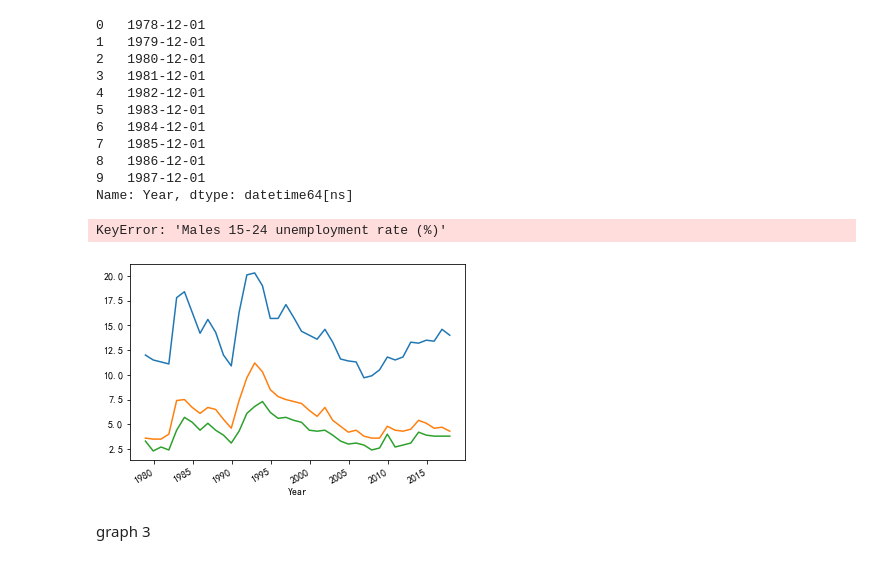
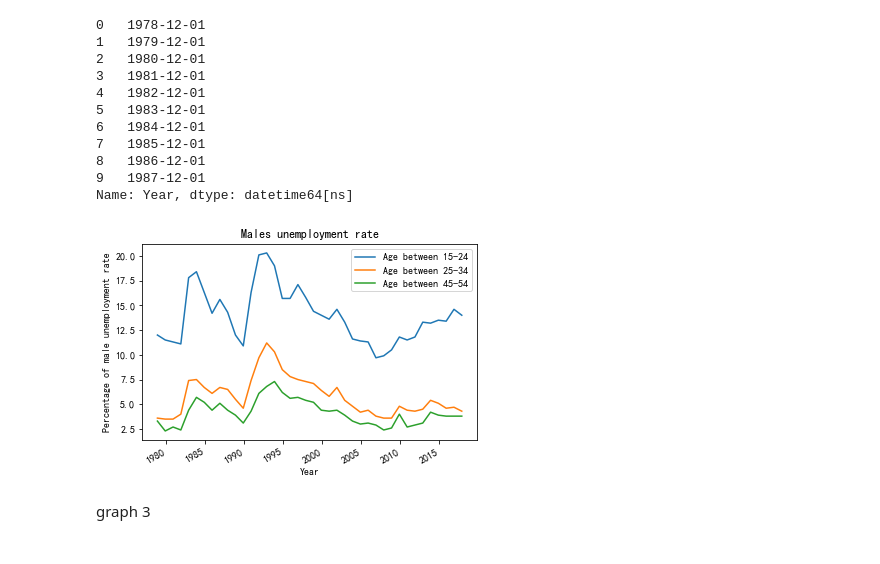
Before and after one commit to JIngzhiKao/data_project, a Jupyter notebook: final presentation.ipynb, the cells around one changed output. Drawn from its saved outputs; the diff is of its cells as text; code cells hidden in the pictures.

```diff
--- a/final presentation.ipynb
+++ b/final presentation.ipynb
@@ -253,28 +253,19 @@ males = males.set_index("Year")
 # %%
 
 males['Males 15-24 unemployment rate (%)'].plot(label="Age between 15-24")
 males['Males 25-34 unemployment rate (%)'].plot(label="Age between 25-34")
 males['Males 45-54 unemployment rate (%)'].plot(label="Age between 45-54")
 
 
-i_max = female['Males 15-24 unemployment rate (%)'].idxmax()
-high = female.loc[i_max]['Males 15-24 unemployment rate (%)']
-plt.annotate(f"High: {high}%, {i_max}", (i_max, high))
 
 
 
-i_min = female['Males 45-54 unemployment rate (%)'].idxmin()
-low = female.loc[i_min]['Males 45-54 unemployment rate (%)']
-plt.annotate(f"low: {low}%, {i_min}", (i_min, low))
-
-
-plt.ylabel('Percentage of male unemployment rate')
+plt.ylabel('Percentage of males unemployment rate')
 plt.title('Males unemployment rate')
 plt.legend(loc='upper right')
 plt.show()
 # %% [output]
-KeyError: 'Males 15-24 unemployment rate (%)'
-[figure, old version]
+[figure, new version]
 # %% [markdown]
 graph 3
 # %%
```
Also changed, not shown: parts of 1 cell of this notebook.
